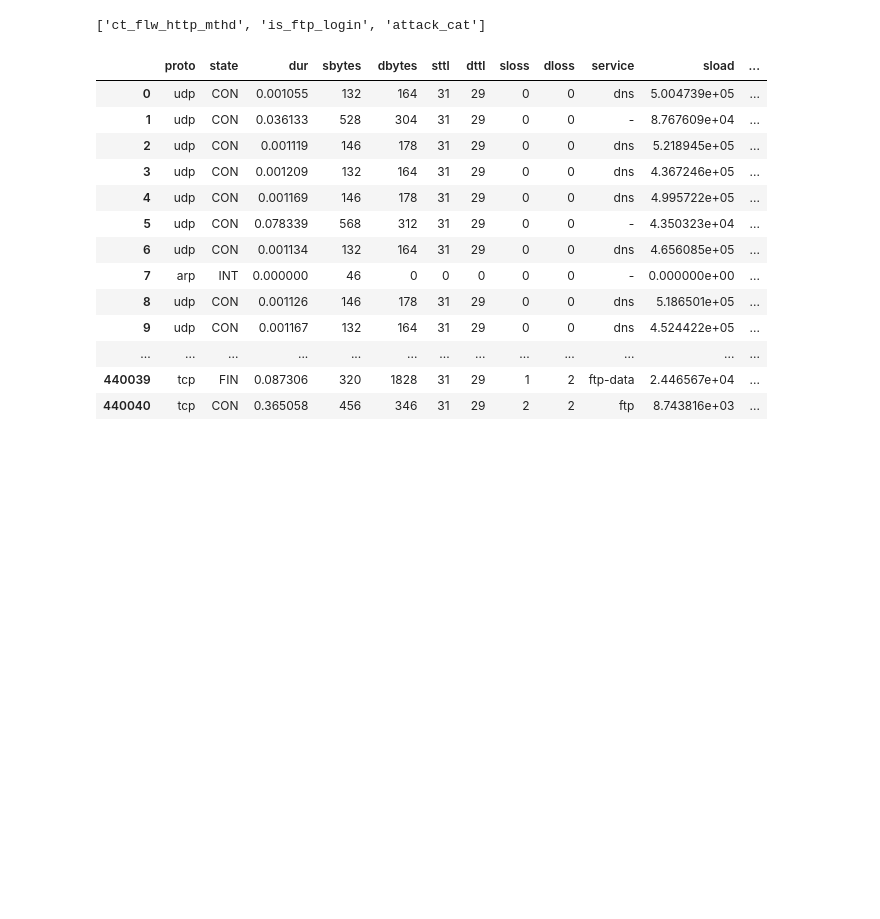
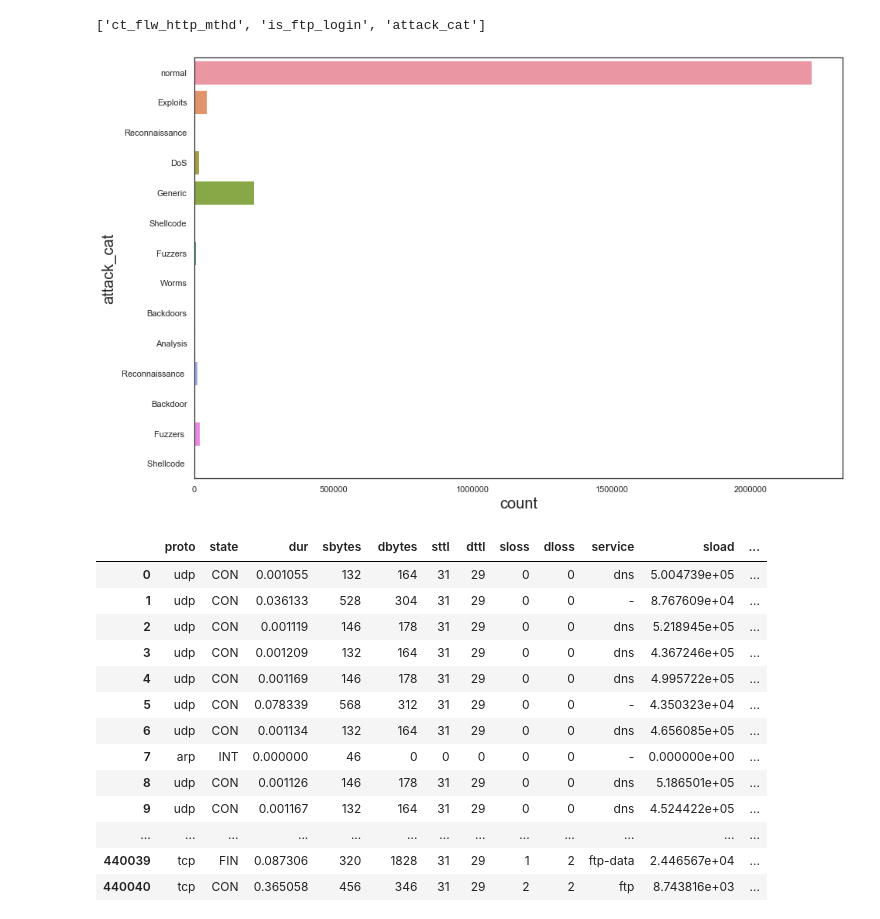
Before and after one commit to Shravya-Uchil/CMPE255-Project, a Jupyter notebook: Network Anomaly Detection.ipynb, the cells around one changed output. Saved outputs shown, nothing was run; the diff lists cells and outputs as text; code cells hidden in the pictures; blank space fills up the shorter version.

```diff
--- a/Network Anomaly Detection.ipynb
+++ b/Network Anomaly Detection.ipynb
@@ -111,4 +198,8 @@ dataset.columns[dataset.isna().any()].tolist()
 dataset.loc[:,'attack_cat'] = dataset.loc[:,'attack_cat'].replace(np.nan,'normal', regex=True)
 dataset.loc[:,'ct_flw_http_mthd'] = dataset.loc[:,'ct_flw_http_mthd'].replace(np.nan,0, regex=True)
 dataset.loc[:,'is_ftp_login'] = dataset.loc[:,'is_ftp_login'].replace(np.nan,0, regex=True)
+# %%
+plot_attack_category(dataset)
+# %% [output]
+[figure, added]
 # %%
```
Also changed, not shown: parts of 12 cells of this notebook.
